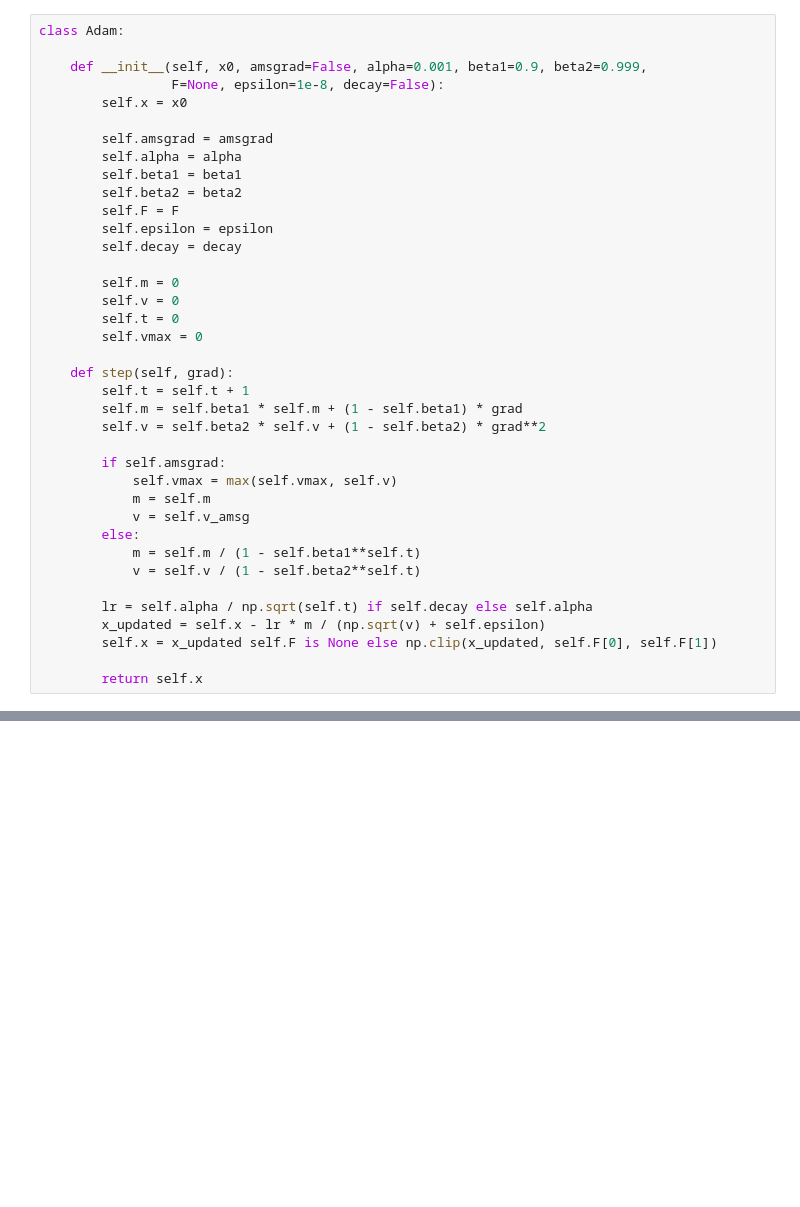
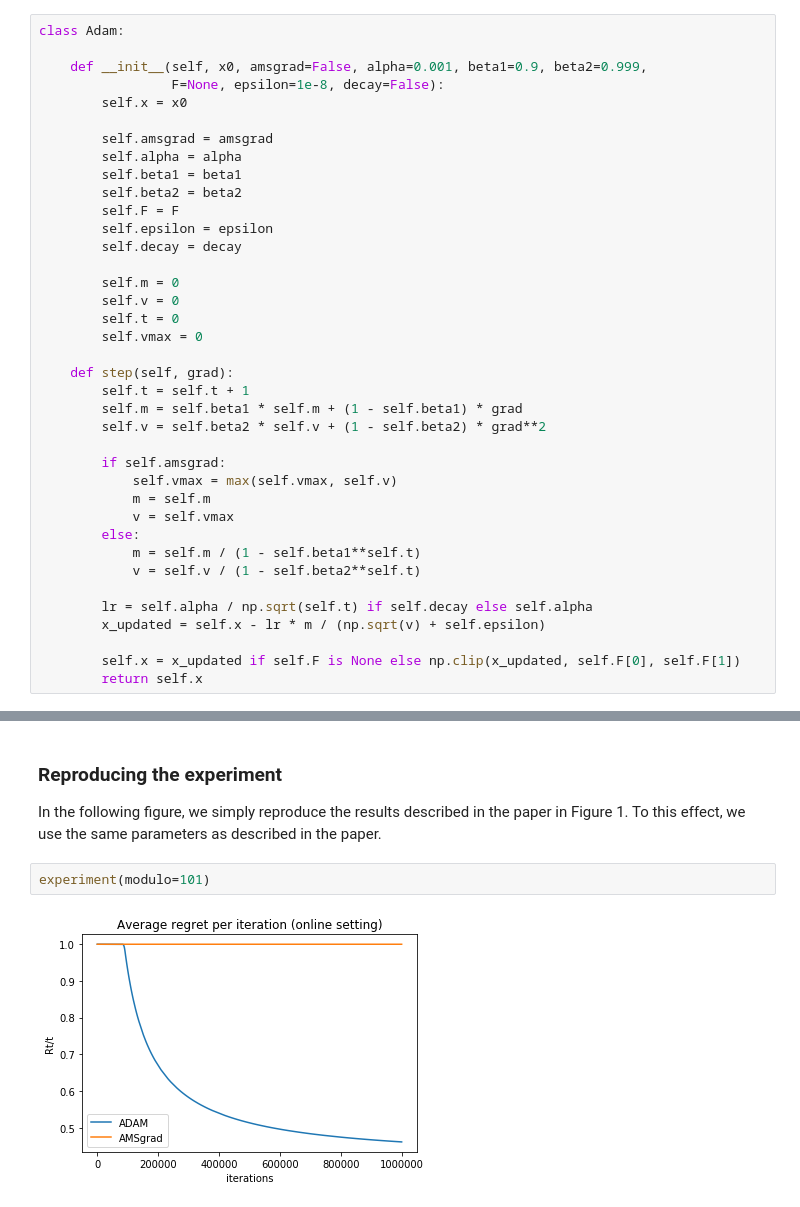
Before and after one commit to tamirbennatan/Adam-Convergence, a Jupyter notebook: Synthetic/Synthetic.ipynb, the cells around one changed output, grey strips where cells are left out. Drawn from its saved outputs; the diff is of its cells as text; blank space fills up the shorter version.

Commit message:
Add experiments

```diff
--- a/Synthetic/Synthetic.ipynb
+++ b/Synthetic/Synthetic.ipynb
@@ -37,13 +40,13 @@ class Adam:
         if self.amsgrad:
             self.vmax = max(self.vmax, self.v)
             m = self.m
-            v = self.v_amsg
+            v = self.vmax
         else:
             m = self.m / (1 - self.beta1**self.t)
             v = self.v / (1 - self.beta2**self.t)
 
         lr = self.alpha / np.sqrt(self.t) if self.decay else self.alpha
         x_updated = self.x - lr * m / (np.sqrt(v) + self.epsilon)
-        self.x = x_updated self.F is None else np.clip(x_updated, self.F[0], self.F[1])
 
+        self.x = x_updated if self.F is None else np.clip(x_updated, self.F[0], self.F[1])
         return self.x
@@ -118,0 +125,8 @@ plt.show()
+# %% [markdown]
+### Reproducing the experiment
+
+In the following figure, we simply reproduce the results described in the paper in Figure 1. To this effect, we use the same parameters as described in the paper.
+# %%
+experiment(modulo=101)
+# %% [output]
+[figure, added]
```
Also changed, not shown: parts of 18 cells of this notebook.
